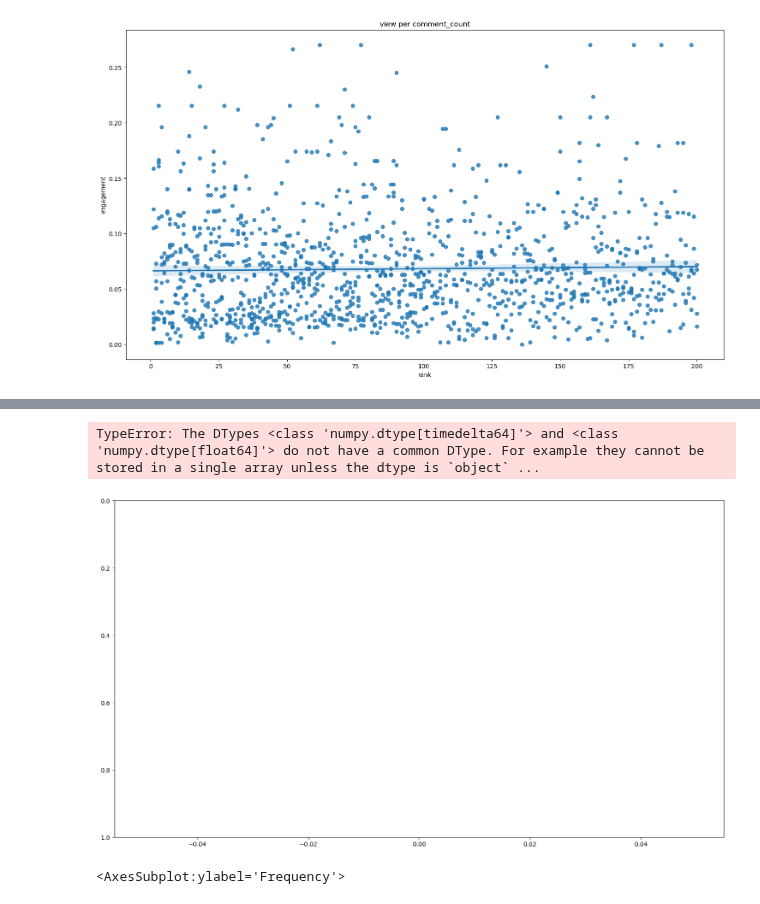
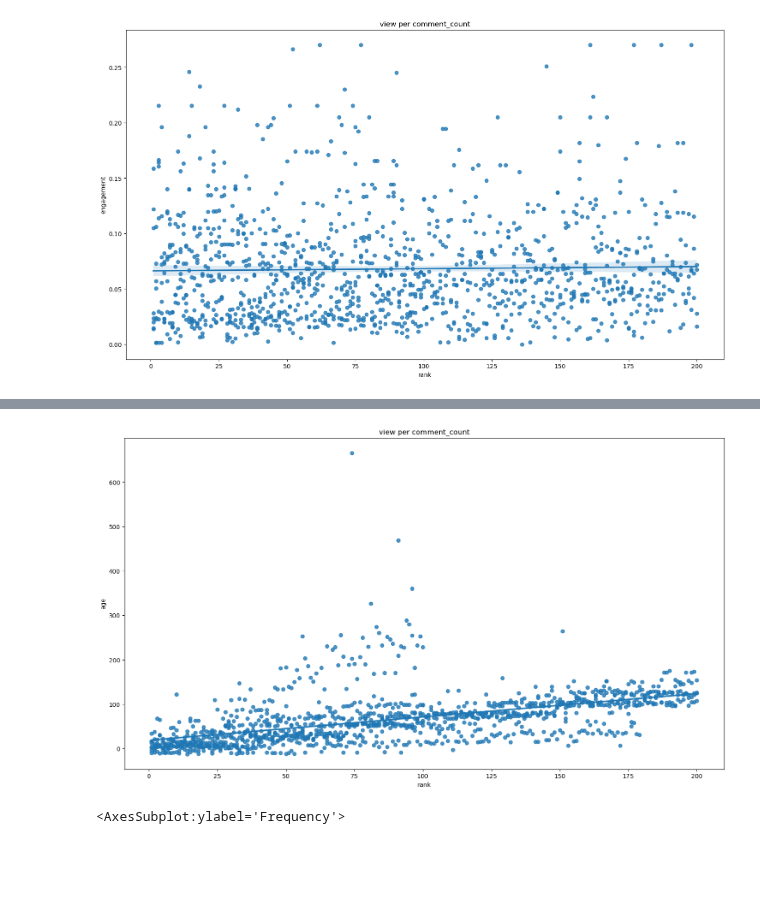
Before and after one commit to Youtube-Data-Analysis/top_200, a Jupyter notebook: shorter_explore.ipynb, the cells around one changed output, grey strips where cells are left out. Cells and saved outputs as stored; diff of their text form; code cells hidden in the pictures; blank space fills up the shorter version.

```diff
--- a/shorter_explore.ipynb
+++ b/shorter_explore.ipynb
@@ -315,9 +280,9 @@ Instagram ORG
 # %%
-tokens = set()
-for token in docb:
-    if token.pos_ not in ['SYM', 'PUNCT', 'DET']:
-        print(token.pos_)
-        tokens.add(token.text)
+# tokens = set()
+# for token in docb:
+#     if token.pos_ not in ['SYM', 'PUNCT', 'DET']:
+#         print(token.pos_)
+#         tokens.add(token.text)
 
-for ent in docb.ents:
-    print(ent.text, ent.label_)
+# for ent in docb.ents:
+#     print(ent.text, ent.label_)
@@ -342,3 +289,3 @@ Instagram ORG
 # %%
-for ent in docb.ents:
-    print(ent.text, ent.label_)
+# for ent in docb.ents:
+#     print(ent.text, ent.label_)
@@ -390,0 +333,16 @@ df['cleaned_desc'] = df['description'].apply(lambda x: clean_text(x))
+# %%
+df['title_in_description'] = 0
+for row in df.index:
+   title = df.iloc[row]['title']
+   description = df.iloc[row]['description']
+
+   if title in description:
+        df.loc[row, 'title_in_description'] = 1
+# %%
+df['title_in_tags'] = 0
+for row in df.index:
+   title = df.iloc[row]['title']
+   tags = df.iloc[row]['tags']
+
+   if title in tags:
+        df.loc[row, 'title_in_tags'] = 1
@@ -627,12 +617,11 @@ plt.show()
 # %%
 #the amount of comments effect the amoutn. of views
 plt.figure(figsize=(18,10))
-sns.scatterplot(data=df,x='engagement',y='age')
+sns.regplot(data=df,x='rank',y='age')
 plt.title('view per comment_count')
 plt.show()
 # %% [output]
-TypeError: The DTypes <class 'numpy.dtype[timedelta64]'> and <class 'numpy.dtype[float64]'> do not have a common DType. For example they cannot be stored in a single array unless the dtype is `object` ...
-[figure, old version]
+[figure, new version]
 # %%
 df.engagement.plot.hist()
 # %% [output]
```
Also changed, not shown: parts of 20 cells of this notebook.
